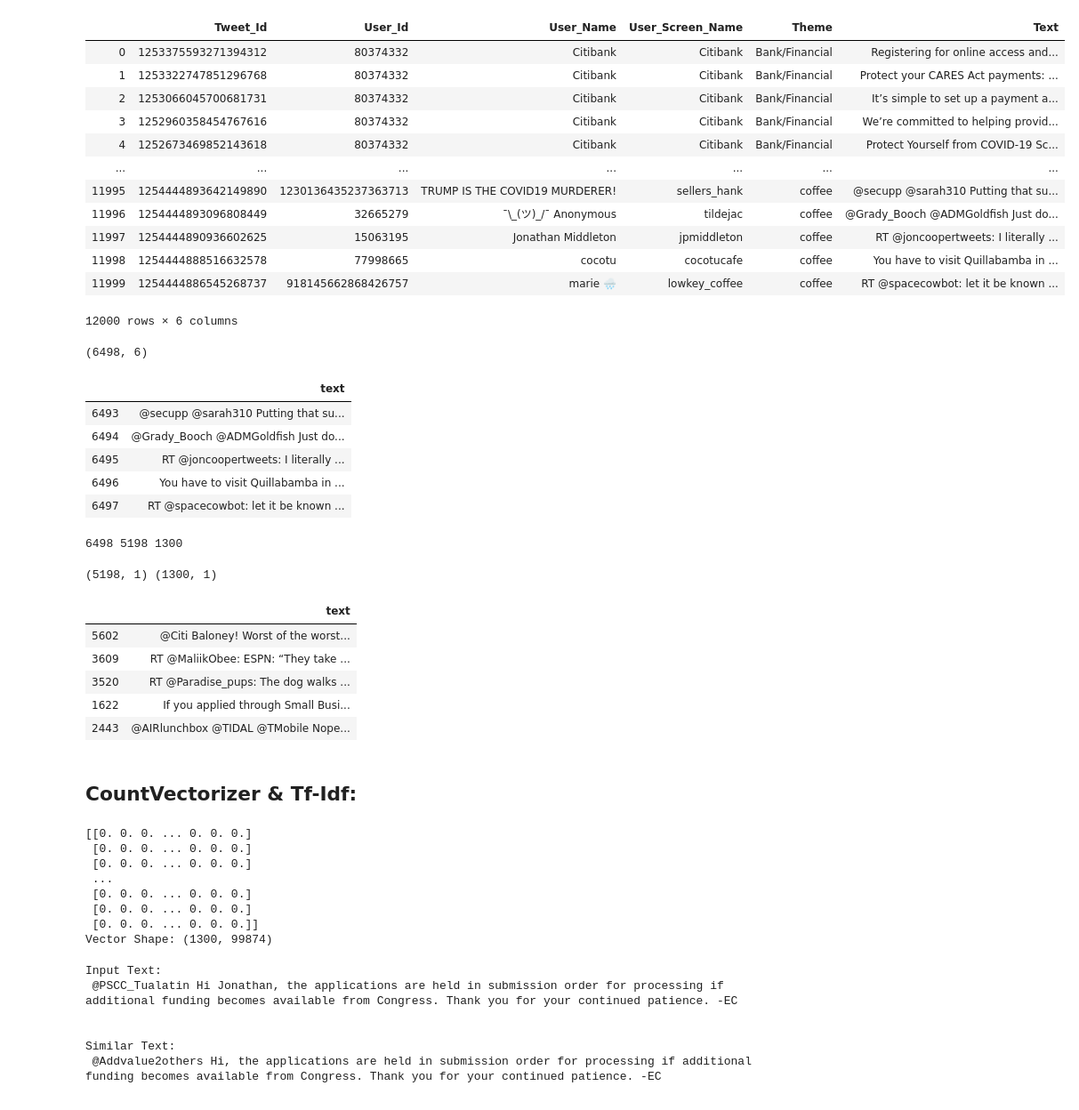
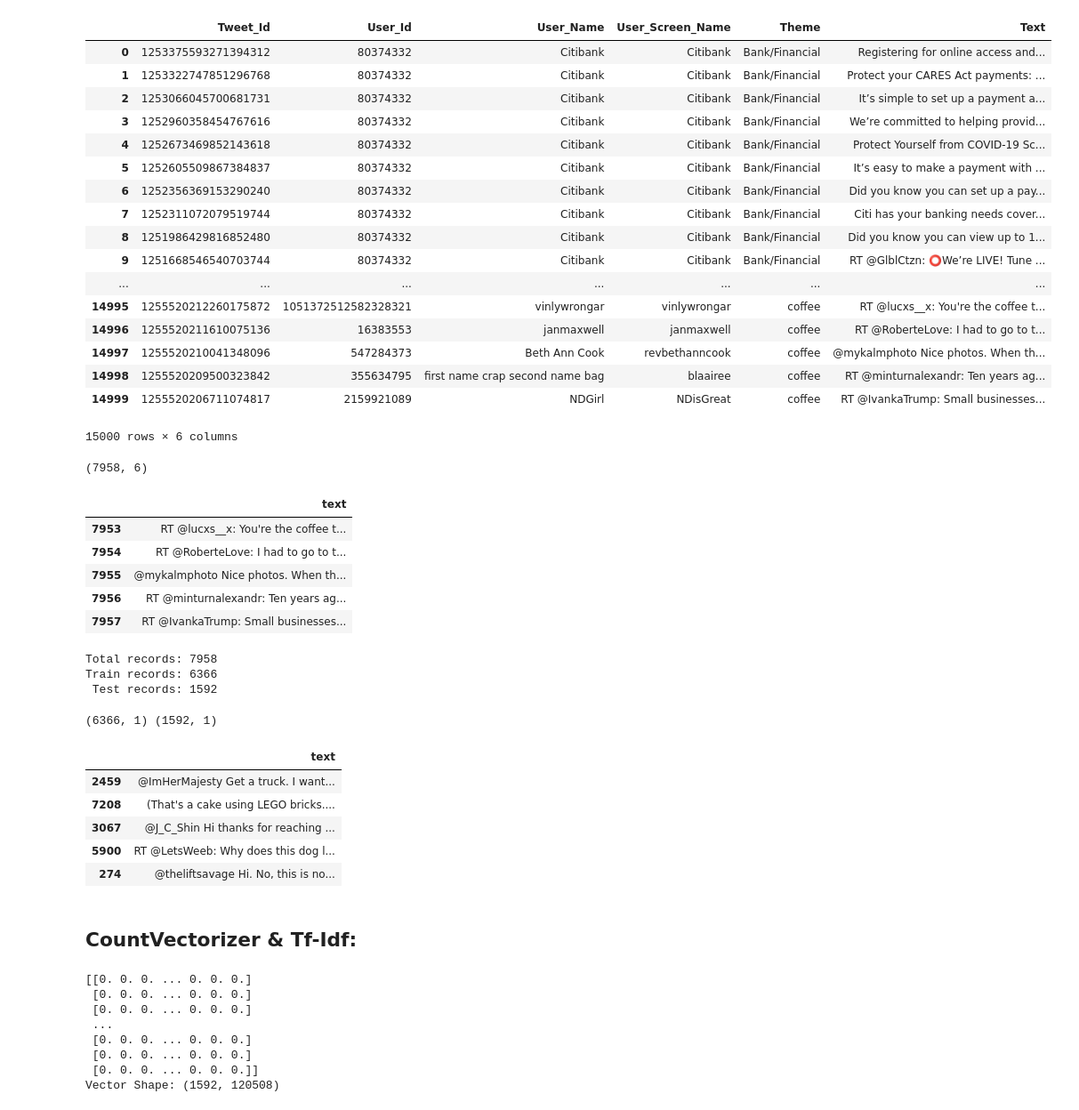
Before and after one commit to cbikkanur/twitter, a Jupyter notebook: documentSimilarity_TfIdf.ipynb, the cells around one changed output. Shown at 89% size. Saved outputs shown, nothing was run; the diff lists cells and outputs as text; code cells hidden in the pictures.

```diff
--- a/documentSimilarity_TfIdf.ipynb
+++ b/documentSimilarity_TfIdf.ipynb
@@ -21,67 +21,74 @@ warnings.filterwarnings('ignore')
 # %%
-all_files = ['./tweets_04232020.csv', './tweets_04242020.csv', './tweets_04252020.csv', './tweets_04262020.csv']
+all_files = ['./tweets_04232020.csv', './tweets_04242020.csv', './tweets_04252020.csv', './tweets_04262020.csv', './tweets_04292020.csv']
 
 df_list = []
 for filename in all_files:
     df_list.append(pd.read_csv(filename, sep=',',header=0, encoding='utf-8', index_col = 0))
 
 df_tweets = pd.concat(df_list, ignore_index=True)
 df_tweets
 # %% [output]
 |  | Tweet_Id | User_Id | User_Name | User_Screen_Name | Theme | Text |
 | 0 | 1253375593271394312 | 80374332 | Citibank | Citibank | Bank/Financial | Registering for online access and... |
 | 1 | 1253322747851296768 | 80374332 | Citibank | Citibank | Bank/Financial | Protect your CARES Act payments: ... |
 | 2 | 1253066045700681731 | 80374332 | Citibank | Citibank | Bank/Financial | It’s simple to set up a payment a... |
 | 3 | 1252960358454767616 | 80374332 | Citibank | Citibank | Bank/Financial | We’re committed to helping provid... |
 | 4 | 1252673469852143618 | 80374332 | Citibank | Citibank | Bank/Financial | Protect Yourself from COVID-19 Sc... |
+| 5 | 1252605509867384837 | 80374332 | Citibank | Citibank | Bank/Financial | It’s easy to make a payment with ... |
+| 6 | 1252356369153290240 | 80374332 | Citibank | Citibank | Bank/Financial | Did you know you can set up a pay... |
+| 7 | 1252311072079519744 | 80374332 | Citibank | Citibank | Bank/Financial | Citi has your banking needs cover... |
+| 8 | 1251986429816852480 | 80374332 | Citibank | Citibank | Bank/Financial | Did you know you can view up to 1... |
+| 9 | 1251668546540703744 | 80374332 | Citibank | Citibank | Bank/Financial | RT @GlblCtzn: ⭕️We’re LIVE! Tune ... |
 | ... | ... | ... | ... | ... | ... | ... |
-| 11995 | 1254444893642149890 | 1230136435237363713 | TRUMP IS THE COVID19 MURDERER! | sellers_hank | coffee | @secupp @sarah310 Putting that su... |
-| 11996 | 1254444893096808449 | 32665279 | ¯\_(ツ)_/¯ Anonymous | tildejac | coffee | @Grady_Booch @ADMGoldfish Just do... |
-| 11997 | 1254444890936602625 | 15063195 | Jonathan Middleton | jpmiddleton | coffee | RT @joncoopertweets: I literally ... |
-| 11998 | 1254444888516632578 | 77998665 | cocotu | cocotucafe | coffee | You have to visit Quillabamba in ... |
-| 11999 | 1254444886545268737 | 918145662868426757 | marie 🌧 | lowkey_coffee | coffee | RT @spacecowbot: let it be known ... |
+| 14995 | 1255520212260175872 | 1051372512582328321 | vinlywrongar | vinlywrongar | coffee | RT @lucxs__x: You're the coffee t... |
+| 14996 | 1255520211610075136 | 16383553 | janmaxwell | janmaxwell | coffee | RT @RoberteLove: I had to go to t... |
+| 14997 | 1255520210041348096 | 547284373 | Beth Ann Cook | revbethanncook | coffee | @mykalmphoto Nice photos. When th... |
+| 14998 | 1255520209500323842 | 355634795 | first name crap second name bag | blaairee | coffee | RT @minturnalexandr: Ten years ag... |
+| 14999 | 1255520206711074817 | 2159921089 | NDGirl | NDisGreat | coffee | RT @IvankaTrump: Small businesses... |
-12000 rows × 6 columns
+15000 rows × 6 columns
 # %%
 df_tweets.drop_duplicates(["Text", "User_Id"], inplace=True) # remove duplicates in place and reset index
 df_tweets = df_tweets.reset_index(drop=True)
 df_tweets.shape
 # %% [output]
-(6498, 6)
+(7958, 6)
 # %%
 df = pd.DataFrame()
 df['text'] = df_tweets['Text']
 df.tail()
 # %% [output]
 |  | text |
-| 6493 | @secupp @sarah310 Putting that su... |
-| 6494 | @Grady_Booch @ADMGoldfish Just do... |
-| 6495 | RT @joncoopertweets: I literally ... |
-| 6496 | You have to visit Quillabamba in ... |
-| 6497 | RT @spacecowbot: let it be known ... |
+| 7953 | RT @lucxs__x: You're the coffee t... |
+| 7954 | RT @RoberteLove: I had to go to t... |
+| 7955 | @mykalmphoto Nice photos. When th... |
+| 7956 | RT @minturnalexandr: Ten years ag... |
+| 7957 | RT @IvankaTrump: Small businesses... |
 # %%
 total_indices_size = df.shape[0]
 train_size = 0.8
 train_indices_size = int(train_size * total_indices_size)
 test_indices_size = total_indices_size - train_indices_size
-print(total_indices_size, train_indices_size, test_indices_size)
+print('Total records: {} \nTrain records: {} \n Test records: {}'.format(total_indices_size, train_indices_size, test_indices_size))
 
 total_indices_array = np.array([x for x in range(total_indices_size)])
 np.random.shuffle(total_indices_array)
 train_indices, test_indices = total_indices_array[:train_indices_size], total_indices_array[train_indices_size:]
 # %% [output]
-6498 5198 1300
+Total records: 7958
+Train records: 6366
+ Test records: 1592
 # %%
 train_set, test_set = df.loc[train_indices], df.loc[test_indices]
 print(train_set.shape, test_set.shape)
 train_set[:5]
 # %% [output]
-(5198, 1) (1300, 1)
+(6366, 1) (1592, 1)
 |  | text |
-| 5602 | @Citi Baloney! Worst of the worst... |
-| 3609 | RT @MaliikObee: ESPN: “They take ... |
-| 3520 | RT @Paradise_pups: The dog walks ... |
-| 1622 | If you applied through Small Busi... |
-| 2443 | @AIRlunchbox @TIDAL @TMobile Nope... |
+| 2459 | @ImHerMajesty Get a truck. I want... |
+| 7208 | (That's a cake using LEGO bricks.... |
+| 3067 | @J_C_Shin Hi thanks for reaching ... |
+| 5900 | RT @LetsWeeb: Why does this dog l... |
+| 274 | @theliftsavage Hi. No, this is no... |
 # %% [markdown]
 ## CountVectorizer & Tf-Idf:
 # %%
@@ -104,19 +111,4 @@ print("Vector Shape:", tf_idf_test_matrix.shape)
  [0. 0. 0. ... 0. 0. 0.]
  [0. 0. 0. ... 0. 0. 0.]
  [0. 0. 0. ... 0. 0. 0.]]
-Vector Shape: (1300, 99874)
+Vector Shape: (1592, 120508)
-# %%
-# Sanity check
-cosine_similarities = cosine_similarity(tf_idf_test_matrix[2], tf_idf_train_matrix).flatten()
-top_Indices = cosine_similarities.argsort()[::-1][:1].item(0)
-top_tweet_Indices = train_indices[top_Indices]
-
-print("\nInput Text:\n", df_tweets.loc[test_indices[2], "Text"], "\n")
-print("\nSimilar Text:\n", df_tweets.loc[top_tweet_Indices, "Text"], "\n")
-# %% [output]
-Input Text:
- @PSCC_Tualatin Hi Jonathan, the applications are held in submission order for processing if additional funding becomes available from Congress. Thank you for your continued patience. -EC
-
-
-Similar Text:
- @Addvalue2others Hi, the applications are held in submission order for processing if additional funding becomes available from Congress. Thank you for your continued patience. -EC
```
Also changed, not shown: parts of 8 cells of this notebook.
